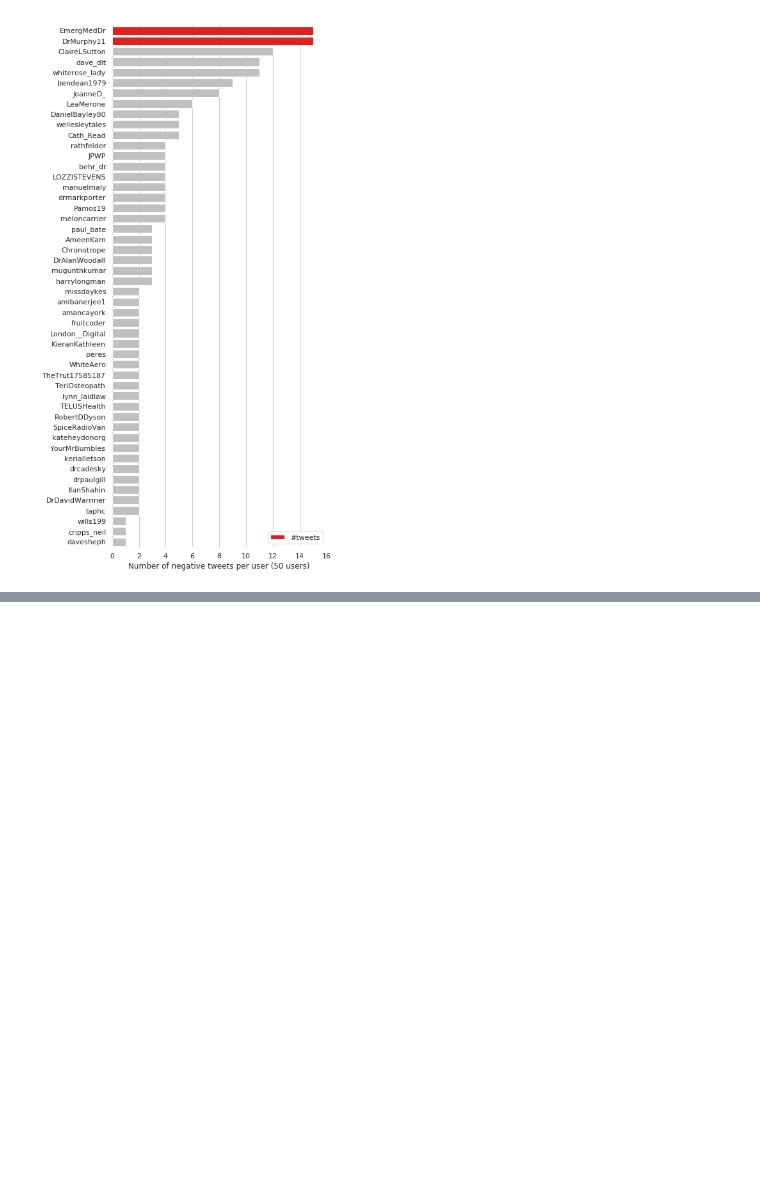
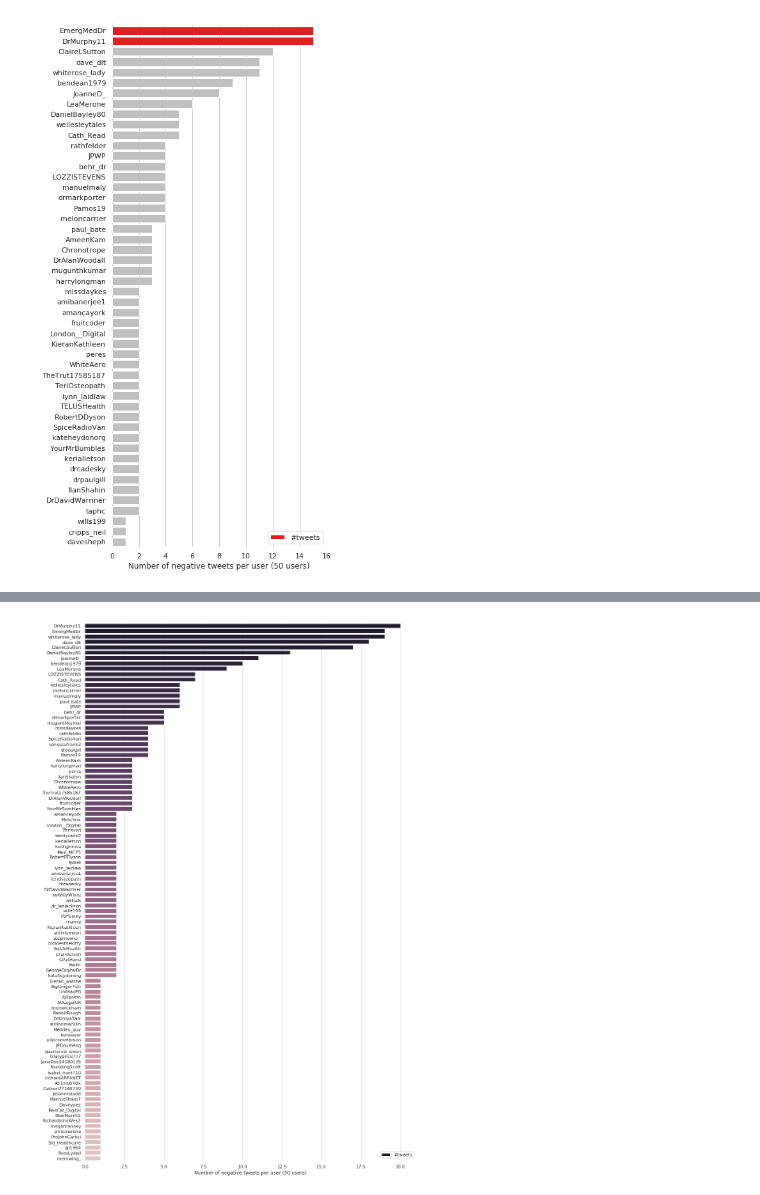
Before and after one commit to Xhattam/Twitter_Sentiment_Analysis, a Jupyter notebook: notebooks/tweets_visualiser.ipynb, the cells around one changed output, grey strips where cells are left out. Saved outputs shown, nothing was run; the diff lists cells and outputs as text; code cells hidden in the pictures; blank space fills up the shorter version.

```diff
--- a/notebooks/tweets_visualiser.ipynb
+++ b/notebooks/tweets_visualiser.ipynb
@@ -71,0 +93,2 @@ plot_horiz_bars(sorted_neg_users, 50)
+# %%
+users = df['u_screen_name'].value_counts().rename_axis('u_screen_name').reset_index(name='tweets')
@@ -71,0 +99,15 @@ plot_horiz_bars(sorted_neg_users, 50)
+# %%
+f, ax = plt.subplots(figsize=(15, 25))
+users = users.head(100)
+
+barplot = sns.barplot(x="tweets", y="u_screen_name", data=users,
+        label="#tweets", palette=sns.cubehelix_palette(100, reverse=True, light=0.8, dark=0.1))
+
+# Add a legend and informative axis label
+ax.legend(ncol=1, loc="lower right", frameon=True)
+ax.set(xlim=(0, max(users['tweets'])+1), ylabel="",
+       xlabel="Number of tweets per user (50 users)")
+sns.despine(left=True, bottom=True)
+barplot.get_figure().savefig("../charts/users.png")
+# %% [output]
+[figure, added]
```
Also changed, not shown: parts of 7 cells of this notebook, 56 other files.
